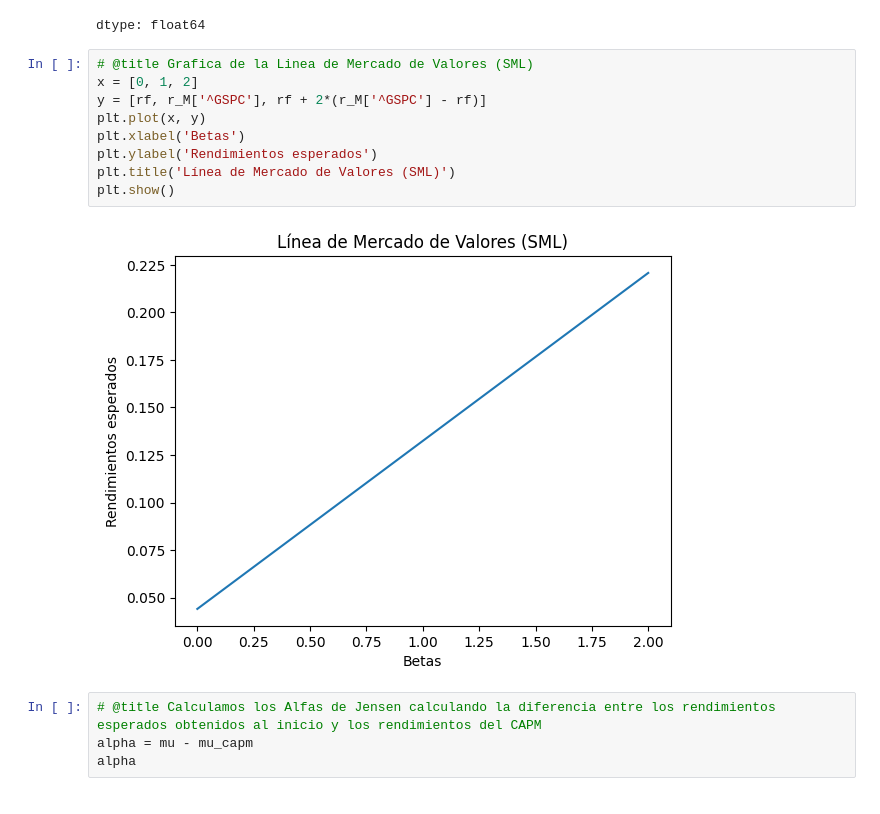
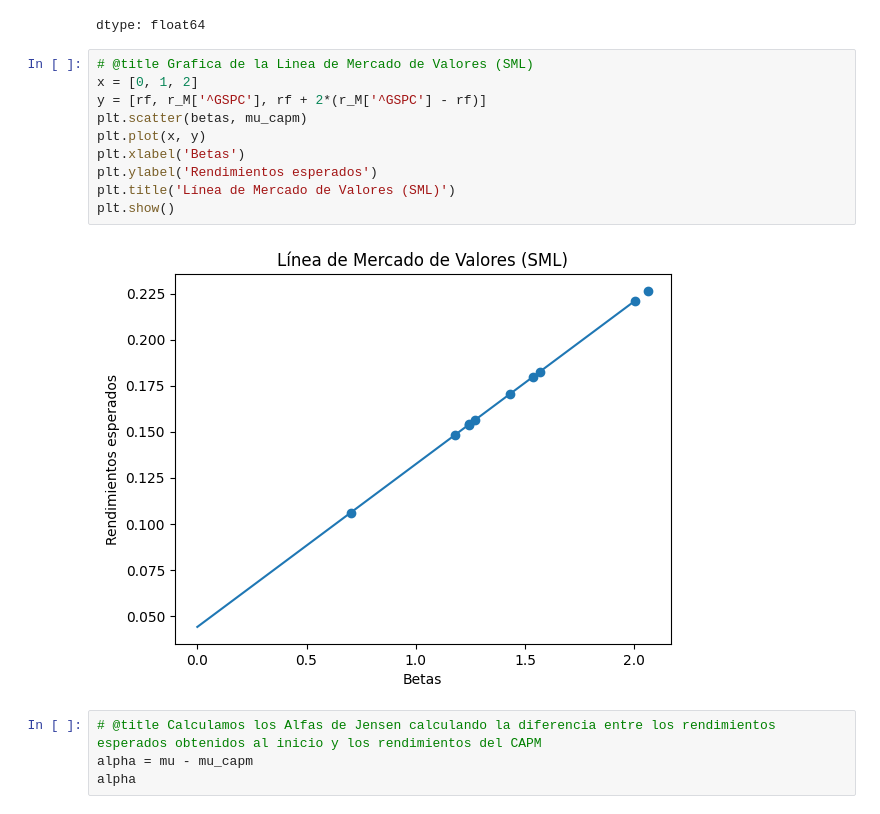
Before and after one commit to Rafagars/Modern-Portfolio-Theory, a Jupyter notebook: ProyectoFinancierasII.ipynb, the cells around one changed output. Drawn from its saved outputs; the diff is of its cells as text.

```diff
--- a/ProyectoFinancierasII.ipynb
+++ b/ProyectoFinancierasII.ipynb
@@ -598,14 +696,15 @@ dtype: float64
 # %%
 # @title Grafica de la Linea de Mercado de Valores (SML)
 x = [0, 1, 2]
 y = [rf, r_M['^GSPC'], rf + 2*(r_M['^GSPC'] - rf)]
+plt.scatter(betas, mu_capm)
 plt.plot(x, y)
 plt.xlabel('Betas')
 plt.ylabel('Rendimientos esperados')
 plt.title('Línea de Mercado de Valores (SML)')
 plt.show()
 # %% [output]
-[figure, old version]
+[figure, new version]
 # %%
 # @title Calculamos los Alfas de Jensen calculando la diferencia entre los rendimientos esperados obtenidos al inicio y los rendimientos del CAPM
 alpha = mu - mu_capm
```
Also changed, not shown: parts of 20 cells of this notebook.
